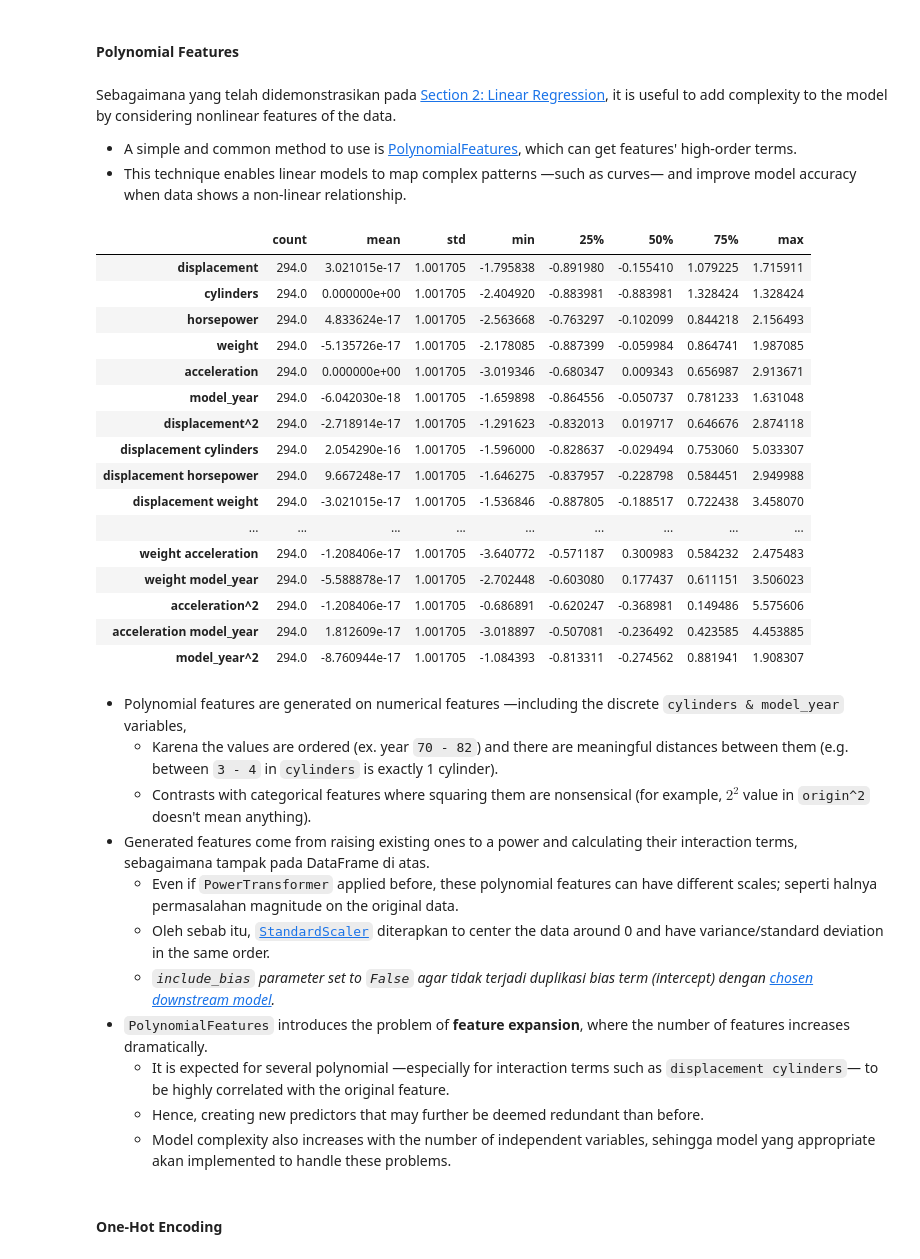
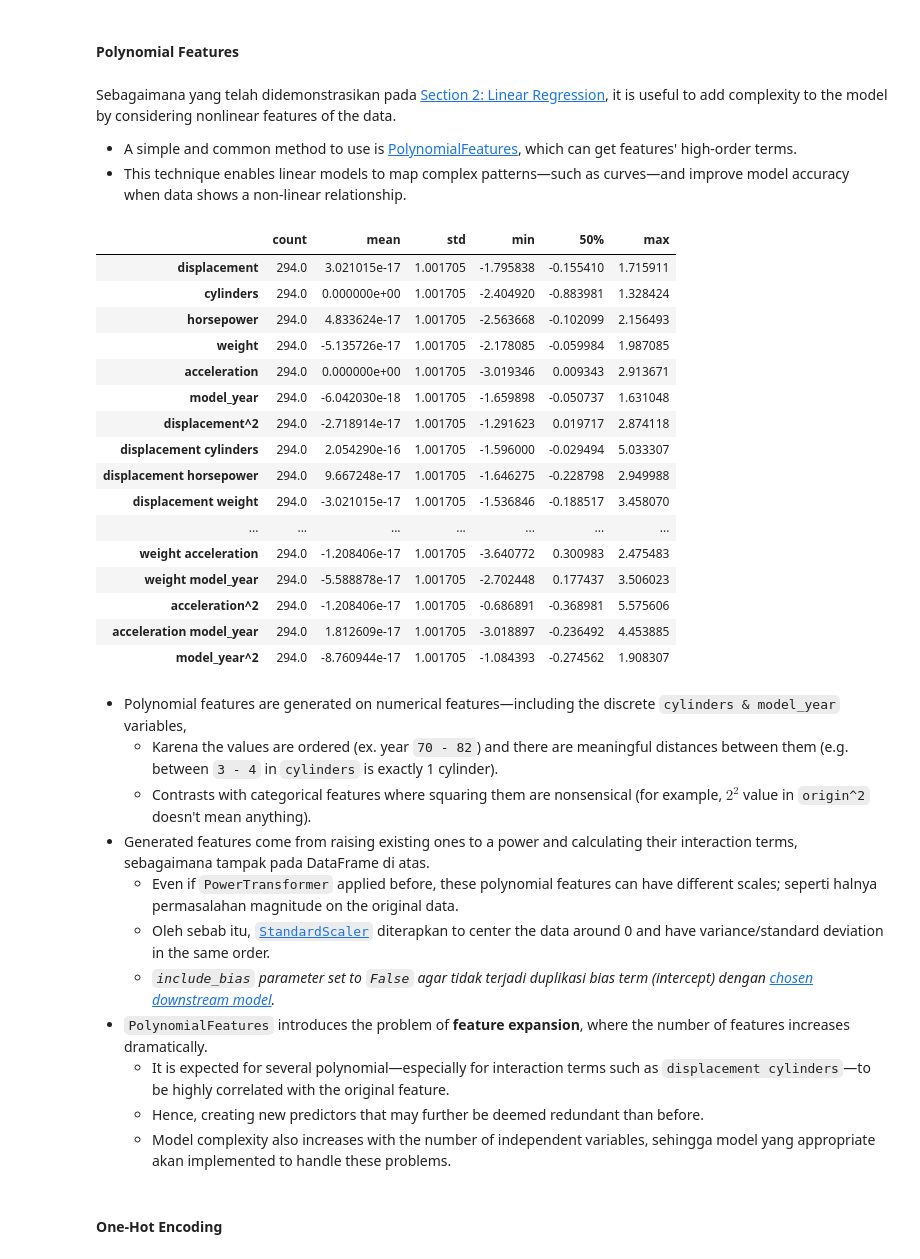
Before and after one commit to garudapaksi-yusuf/Auto_MPG_Prediction, a Jupyter notebook: notebook/notebook.ipynb, the cells around one changed output. Saved outputs shown, nothing was run; the diff lists cells and outputs as text; code cells hidden in the pictures.

```diff
--- a/notebook/notebook.ipynb
+++ b/notebook/notebook.ipynb
@@ -810,49 +867,49 @@ holdout_numerical.describe()
 # %% [markdown]
 Sebagaimana yang telah didemonstrasikan pada [Section 2: Linear Regression](#linear-regression), it is useful to add complexity to the model by considering nonlinear features of the data.
 * A simple and common method to use is [PolynomialFeatures](https://scikit-learn.org/stable/modules/preprocessing.html#generating-polynomial-features), which can get features' high-order terms.
-* This technique enables linear models to map complex patterns —such as curves— and improve model accuracy when data shows a non-linear relationship.
+* This technique enables linear models to map complex patterns—such as curves—and improve model accuracy when data shows a non-linear relationship.
 # %%
 # subset features from transformed numerical variables in train set
 holdout_numerical_features = holdout_numerical.drop(columns="mpg")
 
 # generate polynomial features on continuous variables
 generator = PolynomialFeatures(degree=2, include_bias=False)
 holdout_polynomial = pd.DataFrame(
     data=generator.fit_transform(X=holdout_numerical_features),
     columns=generator.get_feature_names_out()
 )
 
 # standardize polynomial features
 scaler = StandardScaler()
 holdout_polynomial = pd.DataFrame(
     data=scaler.fit_transform(X=holdout_polynomial),
     columns=scaler.get_feature_names_out()
 )
 
-# generate descriptive statistics for polynomial features
+# generate simple descriptive statistics for polynomial features
 holdout_polynomial\
-    .describe()\
+    .describe(percentiles=[0.5])\
         .transpose()
 # %% [output]
-|  | count | mean | std | min | 25% | 50% | 75% | max |
-| displacement | 294.0 | 3.021015e-17 | 1.001705 | -1.795838 | -0.891980 | -0.155410 | 1.079225 | 1.715911 |
-| cylinders | 294.0 | 0.000000e+00 | 1.001705 | -2.404920 | -0.883981 | -0.883981 | 1.328424 | 1.328424 |
-| horsepower | 294.0 | 4.833624e-17 | 1.001705 | -2.563668 | -0.763297 | -0.102099 | 0.844218 | 2.156493 |
-| weight | 294.0 | -5.135726e-17 | 1.001705 | -2.178085 | -0.887399 | -0.059984 | 0.864741 | 1.987085 |
-| acceleration | 294.0 | 0.000000e+00 | 1.001705 | -3.019346 | -0.680347 | 0.009343 | 0.656987 | 2.913671 |
-| model_year | 294.0 | -6.042030e-18 | 1.001705 | -1.659898 | -0.864556 | -0.050737 | 0.781233 | 1.631048 |
-| displacement^2 | 294.0 | -2.718914e-17 | 1.001705 | -1.291623 | -0.832013 | 0.019717 | 0.646676 | 2.874118 |
-| displacement cylinders | 294.0 | 2.054290e-16 | 1.001705 | -1.596000 | -0.828637 | -0.029494 | 0.753060 | 5.033307 |
-| displacement horsepower | 294.0 | 9.667248e-17 | 1.001705 | -1.646275 | -0.837957 | -0.228798 | 0.584451 | 2.949988 |
-| displacement weight | 294.0 | -3.021015e-17 | 1.001705 | -1.536846 | -0.887805 | -0.188517 | 0.722438 | 3.458070 |
-| ... | ... | ... | ... | ... | ... | ... | ... | ... |
-| weight acceleration | 294.0 | -1.208406e-17 | 1.001705 | -3.640772 | -0.571187 | 0.300983 | 0.584232 | 2.475483 |
-| weight model_year | 294.0 | -5.588878e-17 | 1.001705 | -2.702448 | -0.603080 | 0.177437 | 0.611151 | 3.506023 |
-| acceleration^2 | 294.0 | -1.208406e-17 | 1.001705 | -0.686891 | -0.620247 | -0.368981 | 0.149486 | 5.575606 |
-| acceleration model_year | 294.0 | 1.812609e-17 | 1.001705 | -3.018897 | -0.507081 | -0.236492 | 0.423585 | 4.453885 |
-| model_year^2 | 294.0 | -8.760944e-17 | 1.001705 | -1.084393 | -0.813311 | -0.274562 | 0.881941 | 1.908307 |
+|  | count | mean | std | min | 50% | max |
+| displacement | 294.0 | 3.021015e-17 | 1.001705 | -1.795838 | -0.155410 | 1.715911 |
+| cylinders | 294.0 | 0.000000e+00 | 1.001705 | -2.404920 | -0.883981 | 1.328424 |
+| horsepower | 294.0 | 4.833624e-17 | 1.001705 | -2.563668 | -0.102099 | 2.156493 |
+| weight | 294.0 | -5.135726e-17 | 1.001705 | -2.178085 | -0.059984 | 1.987085 |
+| acceleration | 294.0 | 0.000000e+00 | 1.001705 | -3.019346 | 0.009343 | 2.913671 |
+| model_year | 294.0 | -6.042030e-18 | 1.001705 | -1.659898 | -0.050737 | 1.631048 |
+| displacement^2 | 294.0 | -2.718914e-17 | 1.001705 | -1.291623 | 0.019717 | 2.874118 |
+| displacement cylinders | 294.0 | 2.054290e-16 | 1.001705 | -1.596000 | -0.029494 | 5.033307 |
+| displacement horsepower | 294.0 | 9.667248e-17 | 1.001705 | -1.646275 | -0.228798 | 2.949988 |
+| displacement weight | 294.0 | -3.021015e-17 | 1.001705 | -1.536846 | -0.188517 | 3.458070 |
+| ... | ... | ... | ... | ... | ... | ... |
+| weight acceleration | 294.0 | -1.208406e-17 | 1.001705 | -3.640772 | 0.300983 | 2.475483 |
+| weight model_year | 294.0 | -5.588878e-17 | 1.001705 | -2.702448 | 0.177437 | 3.506023 |
+| acceleration^2 | 294.0 | -1.208406e-17 | 1.001705 | -0.686891 | -0.368981 | 5.575606 |
+| acceleration model_year | 294.0 | 1.812609e-17 | 1.001705 | -3.018897 | -0.236492 | 4.453885 |
+| model_year^2 | 294.0 | -8.760944e-17 | 1.001705 | -1.084393 | -0.274562 | 1.908307 |
 # %% [markdown]
-* Polynomial features are generated on numerical features —including the discrete `cylinders & model_year` variables,
+* Polynomial features are generated on numerical features—including the discrete `cylinders & model_year` variables,
     * Karena the values are ordered (ex. year `70 - 82`) and there are meaningful distances between them (e.g. between `3 - 4` in `cylinders` is exactly 1 cylinder).
     * Contrasts with categorical features where squaring them are nonsensical (for example, $2^2$ value in `origin^2` doesn't mean anything).
 * Generated features come from raising existing ones to a power and calculating their interaction terms, sebagaimana tampak pada DataFrame di atas.
@@ -860,7 +917,7 @@ holdout_polynomial\
     * Oleh sebab itu, [`StandardScaler`](https://scikit-learn.org/stable/modules/generated/sklearn.preprocessing.StandardScaler.html) diterapkan to center the data around 0 and have variance/standard deviation in the same order.
     * *`include_bias` parameter set to `False` agar tidak terjadi duplikasi bias term (intercept) dengan [chosen downstream model](#modeling-pipeline).*
 * `PolynomialFeatures` introduces the problem of **feature expansion**, where the number of features increases dramatically.
-    * It is expected for several polynomial —especially for interaction terms such as `displacement cylinders`— to be highly correlated with the original feature.
+    * It is expected for several polynomial—especially for interaction terms such as `displacement cylinders`—to be highly correlated with the original feature.
     * Hence, creating new predictors that may further be deemed redundant than before.
     * Model complexity also increases with the number of independent variables, sehingga model yang appropriate akan implemented to handle these problems.
 # %% [markdown]
```
Also changed, not shown: parts of 74 cells of this notebook.
